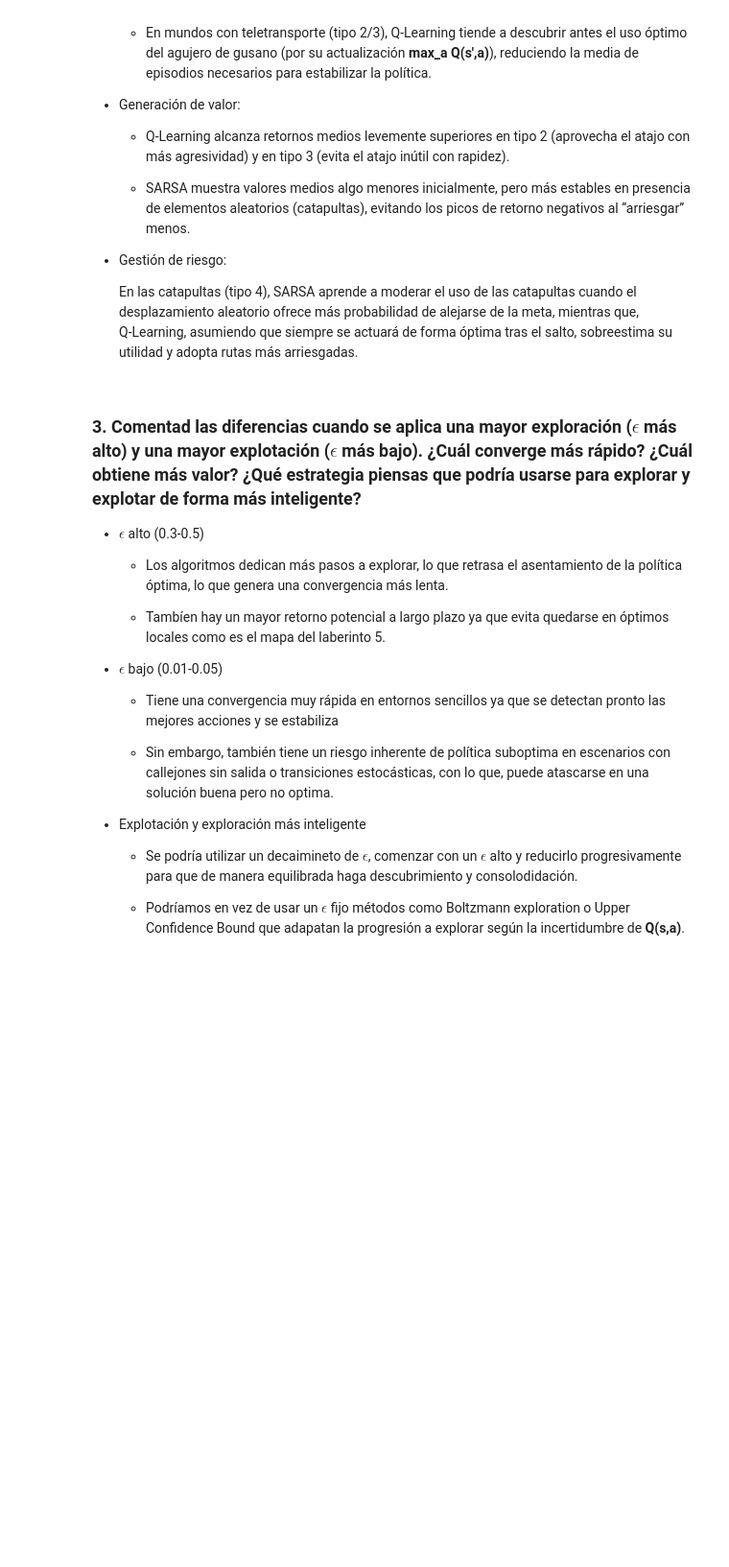
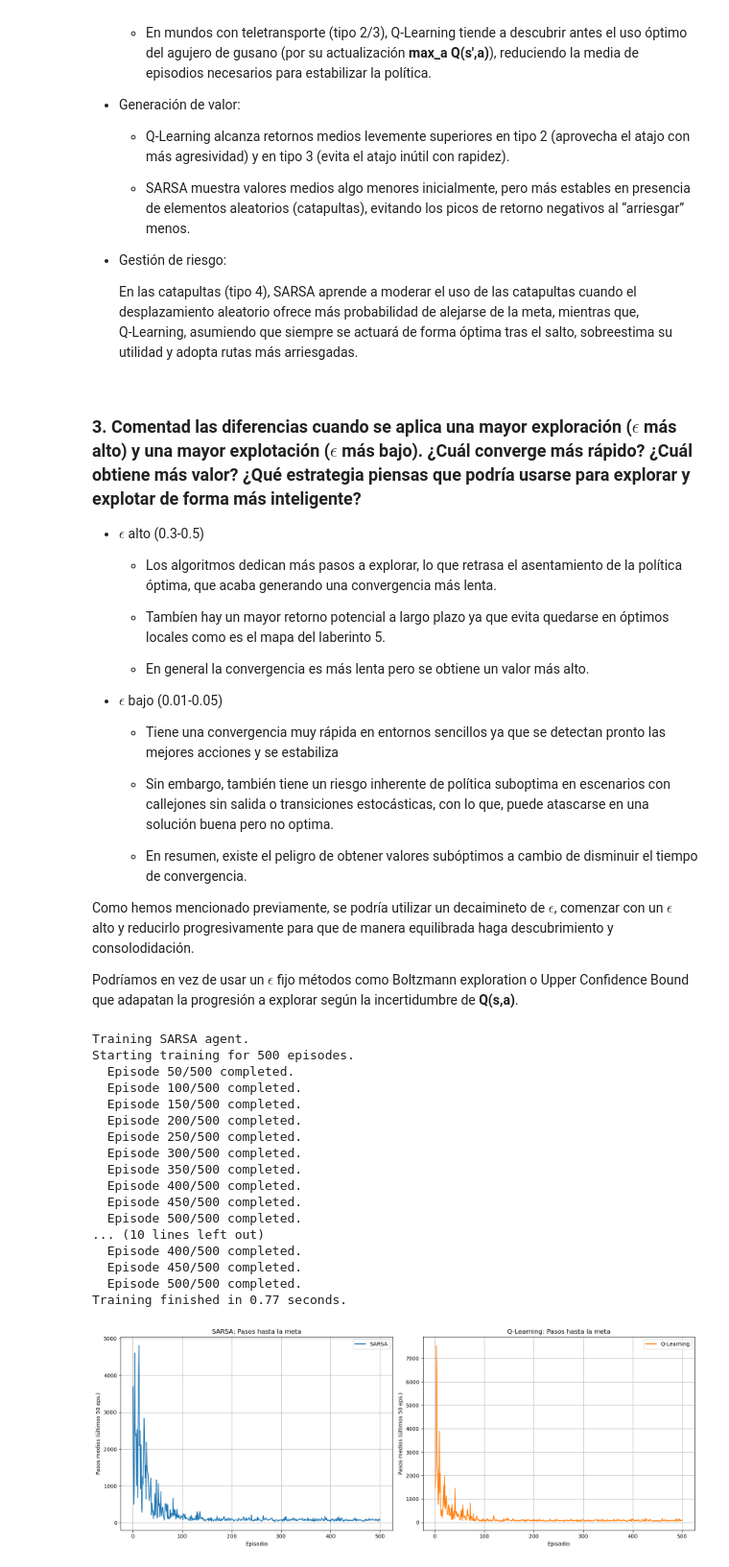
Before and after one commit to RafaDom02/AR, a Jupyter notebook: GridWorld3.ipynb, the cells around one changed output. Shown at 96% size. Drawn from its saved outputs; the diff is of its cells as text; code cells hidden in the pictures; blank space fills up the shorter version.

Commit message:
Ejercicio 2 acabado

```diff
--- a/GridWorld3.ipynb
+++ b/GridWorld3.ipynb
@@ -568,9 +457,11 @@ plt.show()
 
 * $\epsilon$ alto (0.3-0.5)
 
-    * Los algoritmos dedican más pasos a explorar, lo que retrasa el asentamiento de la política óptima, lo que genera una convergencia más lenta.
+    * Los algoritmos dedican más pasos a explorar, lo que retrasa el asentamiento de la política óptima, que acaba generando una convergencia más lenta.
 
     * Tambíen hay un mayor retorno potencial a largo plazo ya que evita quedarse en óptimos locales como es el mapa del laberinto 5.
+
+    * En general la convergencia es más lenta pero se obtiene un valor más alto.
 
 * $\epsilon$ bajo (0.01-0.05)
 
@@ -578,8 +469,68 @@ plt.show()
 
     * Sin embargo, también tiene un riesgo inherente de política suboptima en escenarios con callejones sin salida o transiciones estocásticas, con lo que, puede atascarse en una solución buena pero no optima.
 
-* Explotación y exploración más inteligente
+    * En resumen, existe el peligro de obtener valores subóptimos a cambio de disminuir el tiempo de convergencia.
 
-    * Se podría utilizar un decaimineto de $\epsilon$, comenzar con un $\epsilon$ alto y reducirlo progresivamente para que de manera equilibrada haga descubrimiento y consolodidación.
 
-    * Podríamos en vez de usar un $\epsilon$ fijo métodos como Boltzmann exploration o Upper Confidence Bound que adapatan la progresión a explorar según la incertidumbre de **Q(s,a)**.
+Como hemos mencionado previamente, se podría utilizar un decaimineto de $\epsilon$, comenzar con un $\epsilon$ alto y reducirlo progresivamente para que de manera equilibrada haga descubrimiento y consolodidación.
+
+Podríamos en vez de usar un $\epsilon$ fijo métodos como Boltzmann exploration o Upper Confidence Bound que adapatan la progresión a explorar según la incertidumbre de **Q(s,a)**.
+# %%
+import matplotlib.pyplot as plt
+
+def plot_steps_per_episodes(steps_per_episode_sarsa, steps_per_episode_qlearning):
+    n_episodes = len(steps_per_episode_sarsa)
+    block = 1
+    x = np.arange(block, n_episodes + 1, block)
+
+    fig, axes = plt.subplots(1, 2, figsize=(16, 6))  # 1 fila, 2 columnas
+
+    # Gráfica SARSA
+    axes[0].plot(x, steps_per_episode_sarsa,
+                 linestyle='-',
+                 color='C0',
+                 label="SARSA")
+    axes[0].set_xlabel("Episodio")
+    axes[0].set_ylabel("Pasos medios (últimos 50 eps.)")
+    axes[0].set_title("SARSA: Pasos hasta la meta")
+    axes[0].legend()
+    axes[0].grid(True)
+
+    # Gráfica Q-Learning
+    axes[1].plot(x, steps_per_episode_qlearning,
+                 linestyle='-',
+                 color='C1',
+                 label="Q-Learning")
+    axes[1].set_xlabel("Episodio")
+    axes[1].set_ylabel("Pasos medios (últimos 50 eps.)")
+    axes[1].set_title("Q-Learning: Pasos hasta la meta")
+    axes[1].legend()
+    axes[1].grid(True)
+
+    plt.tight_layout()
+    plt.show()
+# %%
+n_episodes = 500
+epsilon = 0.5
+steps_per_episode_sarsa, steps_per_episode_qlearning = train_agents(type4_worlds[-1], initial_state, available_actions, alpha, gamma, epsilon, num_episodes=n_episodes, verbose=False)
+
+plot_steps_per_episodes(steps_per_episode_sarsa, steps_per_episode_qlearning)
+# %% [output]
+Training SARSA agent.
+Starting training for 500 episodes.
+  Episode 50/500 completed.
+  Episode 100/500 completed.
+  Episode 150/500 completed.
+  Episode 200/500 completed.
+  Episode 250/500 completed.
+  Episode 300/500 completed.
+  Episode 350/500 completed.
+  Episode 400/500 completed.
+  Episode 450/500 completed.
+  Episode 500/500 completed.
+... (10 lines left out)
+  Episode 400/500 completed.
+  Episode 450/500 completed.
+  Episode 500/500 completed.
+Training finished in 0.77 seconds.
+[figure, added]
```
Also changed, not shown: parts of 7 cells of this notebook, 1 other file.
